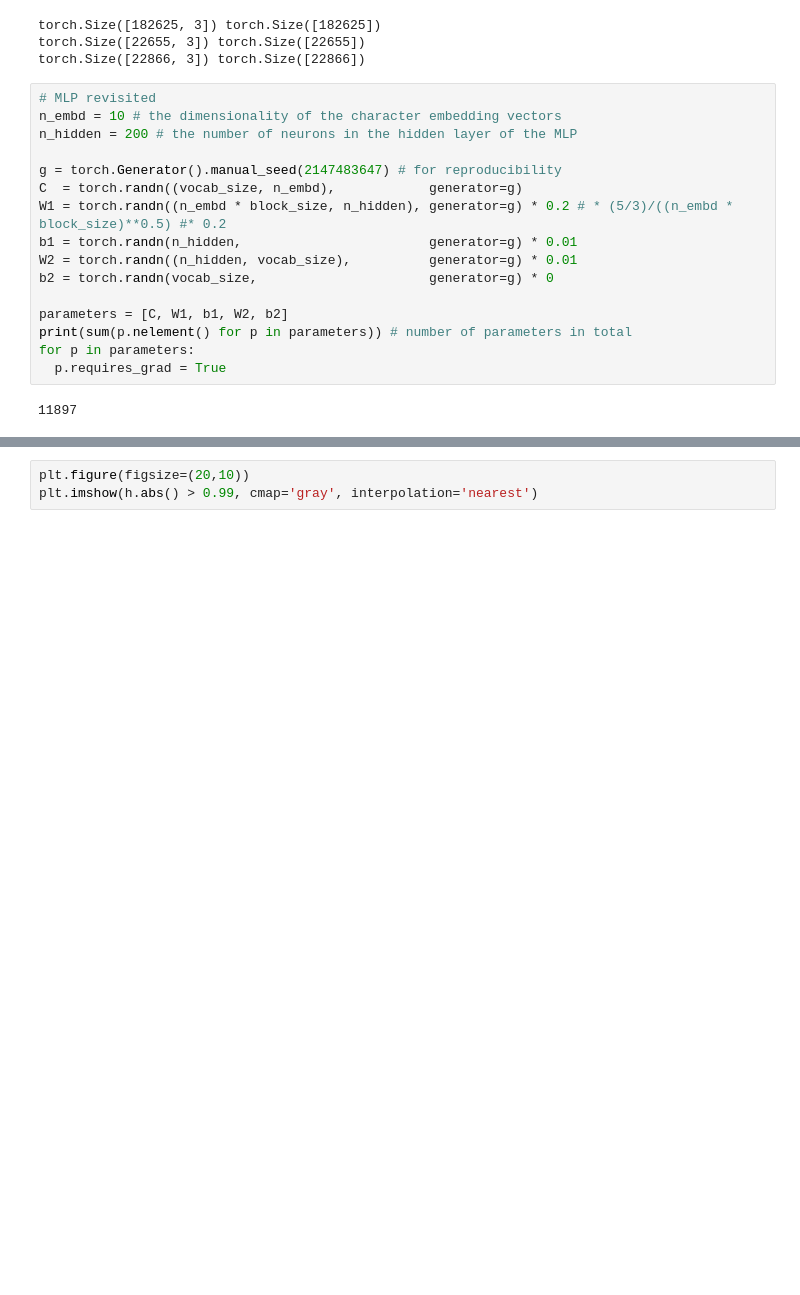
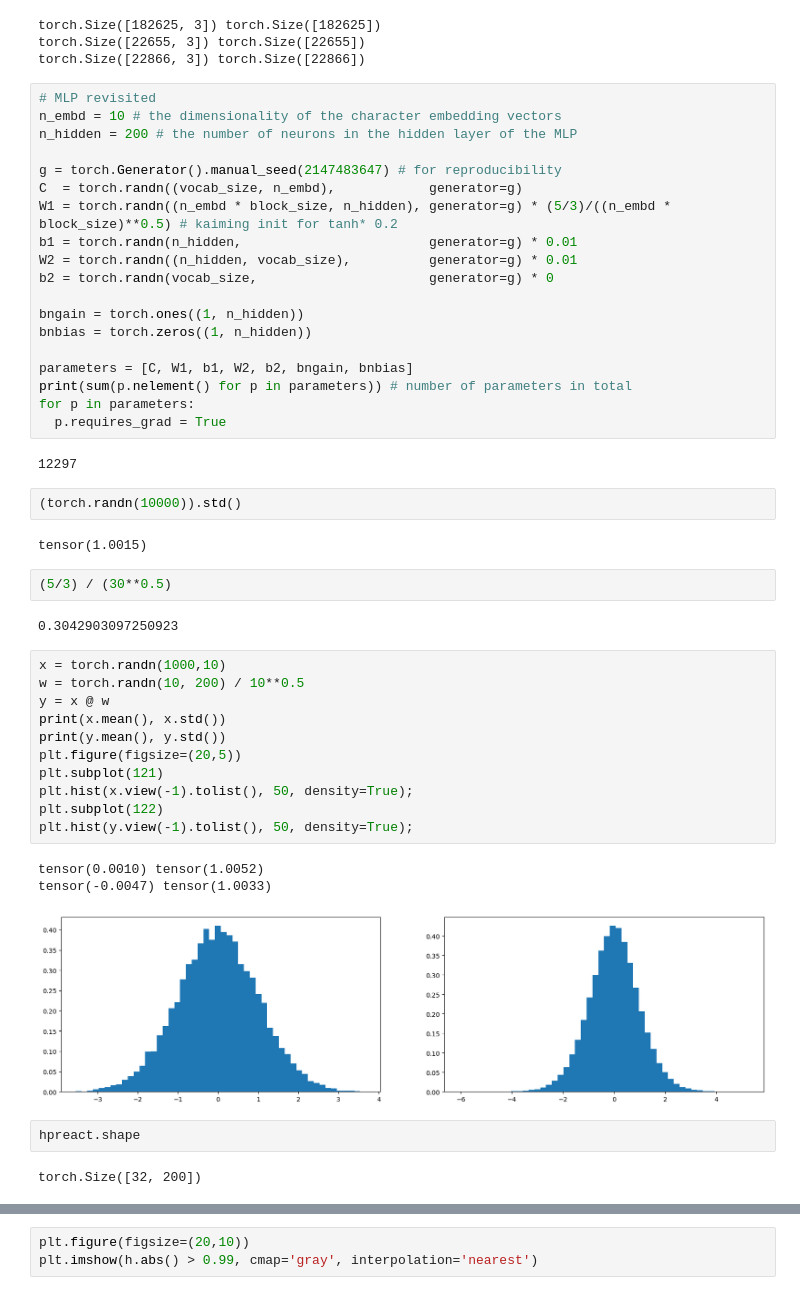
Before and after one commit to ssocolow/nn-zero-to-hero, a Jupyter notebook: lectures/makemore/makemore_part3_bn.ipynb, the cells around one changed output, grey strips where cells are left out. Cells and saved outputs as stored; diff of their text form; blank space fills up the shorter version.

```diff
--- a/lectures/makemore/makemore_part3_bn.ipynb
+++ b/lectures/makemore/makemore_part3_bn.ipynb
@@ -67,14 +67,44 @@ n_hidden = 200 # the number of neurons in the hidden layer of the MLP
 
 g = torch.Generator().manual_seed(2147483647) # for reproducibility
 C  = torch.randn((vocab_size, n_embd),            generator=g)
-W1 = torch.randn((n_embd * block_size, n_hidden), generator=g) * 0.2 # * (5/3)/((n_embd * block_size)**0.5) #* 0.2
+W1 = torch.randn((n_embd * block_size, n_hidden), generator=g) * (5/3)/((n_embd * block_size)**0.5) # kaiming init for tanh* 0.2
 b1 = torch.randn(n_hidden,                        generator=g) * 0.01
 W2 = torch.randn((n_hidden, vocab_size),          generator=g) * 0.01
 b2 = torch.randn(vocab_size,                      generator=g) * 0
 
-parameters = [C, W1, b1, W2, b2]
+bngain = torch.ones((1, n_hidden))
+bnbias = torch.zeros((1, n_hidden))
+
+parameters = [C, W1, b1, W2, b2, bngain, bnbias]
 print(sum(p.nelement() for p in parameters)) # number of parameters in total
 for p in parameters:
   p.requires_grad = True
 # %% [output]
-11897
+12297
+# %%
+(torch.randn(10000)).std()
+# %% [output]
+tensor(1.0015)
+# %%
+(5/3) / (30**0.5)
+# %% [output]
+0.3042903097250923
+# %%
+x = torch.randn(1000,10)
+w = torch.randn(10, 200) / 10**0.5
+y = x @ w
+print(x.mean(), x.std())
+print(y.mean(), y.std())
+plt.figure(figsize=(20,5))
+plt.subplot(121)
+plt.hist(x.view(-1).tolist(), 50, density=True);
+plt.subplot(122)
+plt.hist(y.view(-1).tolist(), 50, density=True);
+# %% [output]
+tensor(0.0010) tensor(1.0052)
+tensor(-0.0047) tensor(1.0033)
+[figure, added]
+# %%
+hpreact.shape
+# %% [output]
+torch.Size([32, 200])
```
Also changed, not shown: parts of 7 cells of this notebook.
